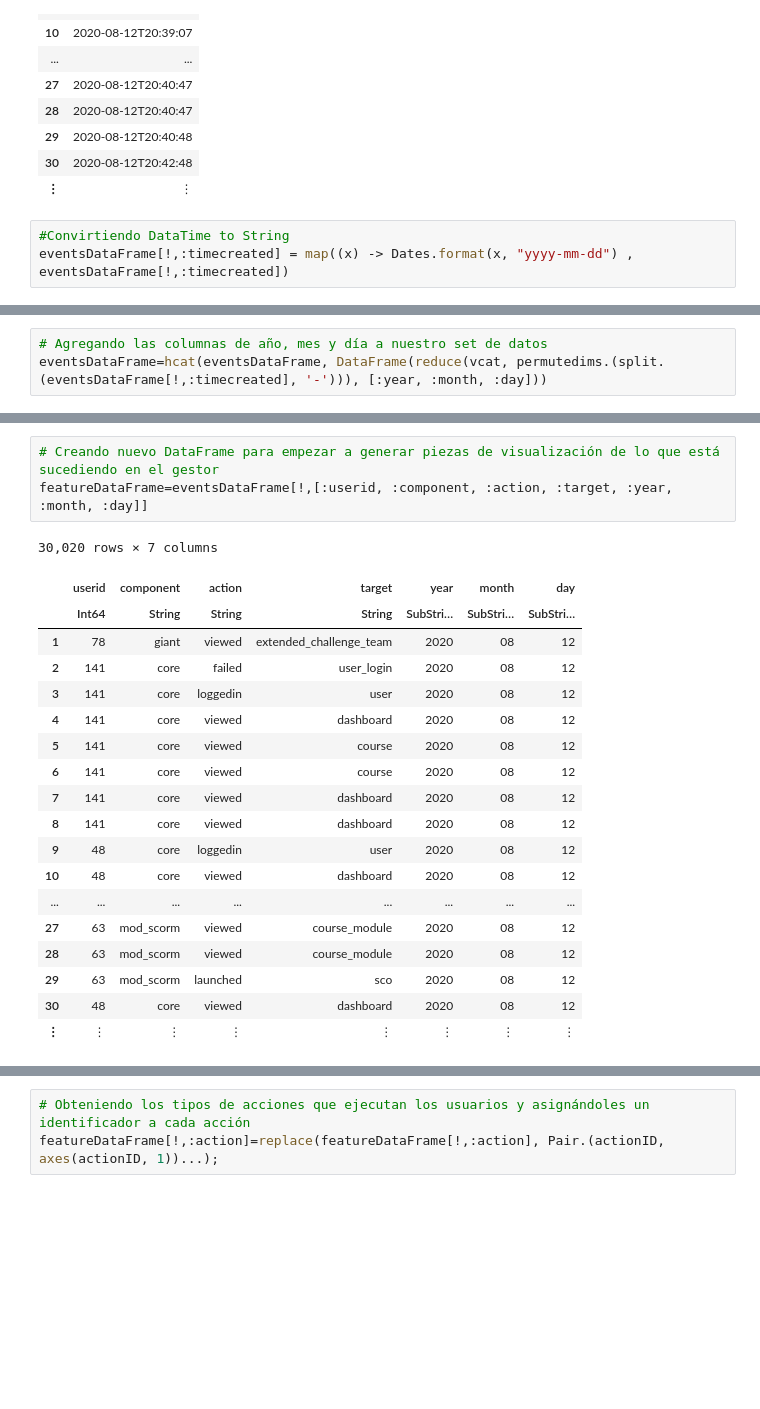
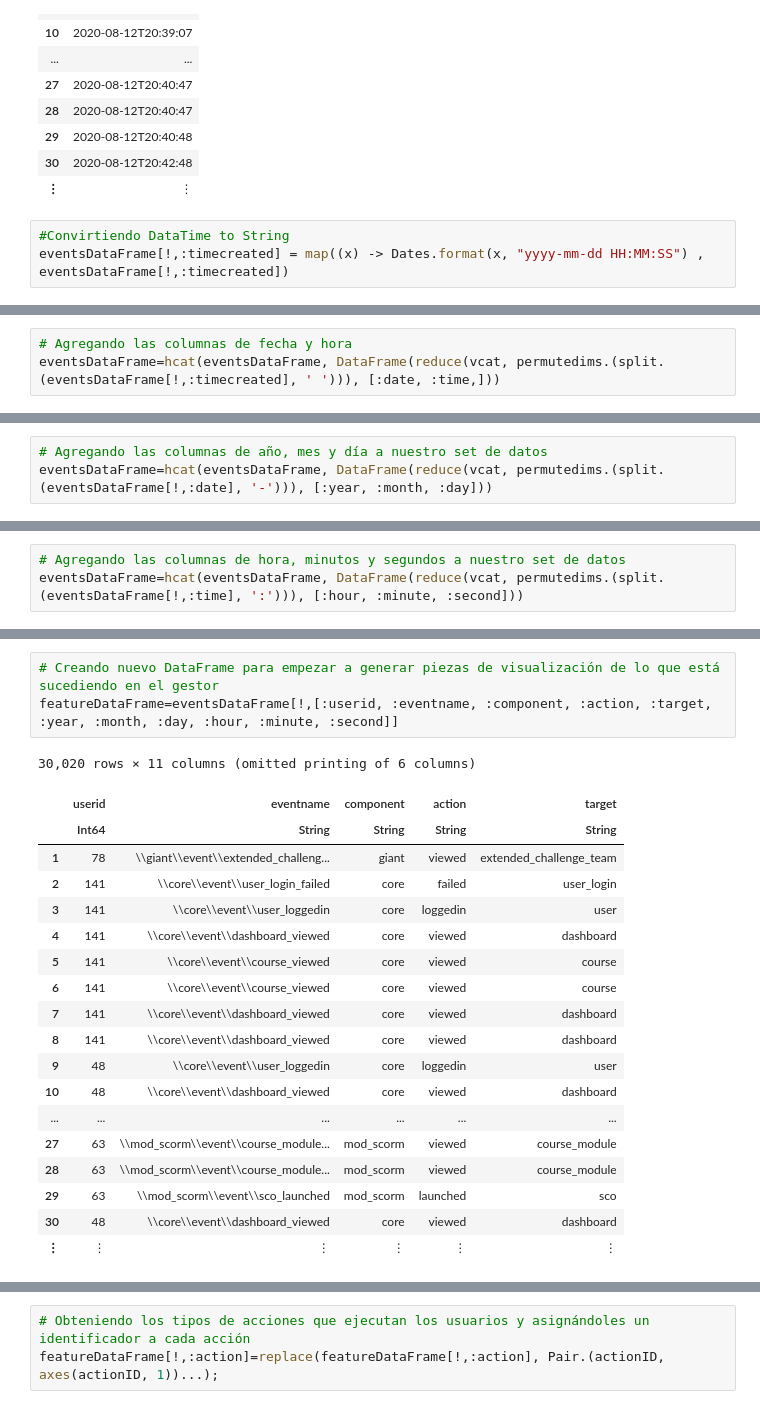
Before and after one commit to JohnFlorez25/giant_data_module, a Jupyter notebook: docs/visualization_data_giant.ipynb, the cells around one changed output, grey strips where cells are left out. Cells and saved outputs as stored; diff of their text form; blank space fills up the shorter version.

Commit message:
Updated feature engineering process and generated new csv with the data

```diff
--- a/docs/visualization_data_giant.ipynb
+++ b/docs/visualization_data_giant.ipynb
@@ -138,6 +138,6 @@ eventsDataFrame[!,[:timecreated]]
 | ⋮ | ⋮ |
 # %%
 #Convirtiendo DataTime to String
-eventsDataFrame[!,:timecreated] = map((x) -> Dates.format(x, "yyyy-mm-dd") , eventsDataFrame[!,:timecreated])
+eventsDataFrame[!,:timecreated] = map((x) -> Dates.format(x, "yyyy-mm-dd HH:MM:SS") , eventsDataFrame[!,:timecreated])
 # %% [output]
 30020-element Array{String,1}:
@@ -159,0 +160,3 @@ eventsDataFrame[!,:timecreated] = map((x) -> Dates.format(x, "yyyy-mm-dd") , eve
+# %%
+# Agregando las columnas de fecha y hora
+eventsDataFrame=hcat(eventsDataFrame, DataFrame(reduce(vcat, permutedims.(split.(eventsDataFrame[!,:timecreated], ' '))), [:date, :time,]))
@@ -160,4 +183,4 @@ eventsDataFrame[!,:timecreated] = map((x) -> Dates.format(x, "yyyy-mm-dd") , eve
 # %%
 # Agregando las columnas de año, mes y día a nuestro set de datos
-eventsDataFrame=hcat(eventsDataFrame, DataFrame(reduce(vcat, permutedims.(split.(eventsDataFrame[!,:timecreated], '-'))), [:year, :month, :day]))
+eventsDataFrame=hcat(eventsDataFrame, DataFrame(reduce(vcat, permutedims.(split.(eventsDataFrame[!,:date], '-'))), [:year, :month, :day]))
 # %% [output]
@@ -180,3 +203,6 @@ eventsDataFrame=hcat(eventsDataFrame, DataFrame(reduce(vcat, permutedims.(split.
 | 29 | 5f7fa802d706e40192c3bfd7 | 29 | \\mod_scorm\\event\\sco_launched |
 | 30 | 5f7fa802d706e40192c3bfd8 | 30 | \\core\\event\\dashboard_viewed |
 | ⋮ | ⋮ | ⋮ | ⋮ |
+# %%
+# Agregando las columnas de hora, minutos y segundos a nuestro set de datos
+eventsDataFrame=hcat(eventsDataFrame, DataFrame(reduce(vcat, permutedims.(split.(eventsDataFrame[!,:time], ':'))), [:hour, :minute, :second]))
@@ -204,23 +249,23 @@ names(eventsDataFrame)
 # %%
 # Creando nuevo DataFrame para empezar a generar piezas de visualización de lo que está sucediendo en el gestor
-featureDataFrame=eventsDataFrame[!,[:userid, :component, :action, :target, :year, :month, :day]]
+featureDataFrame=eventsDataFrame[!,[:userid, :eventname, :component, :action, :target, :year, :month, :day, :hour, :minute, :second]]
 # %% [output]
-30,020 rows × 7 columns
+30,020 rows × 11 columns (omitted printing of 6 columns)
-|  | userid | component | action | target | year | month | day |
-|  | Int64 | String | String | String | SubStri… | SubStri… | SubStri… |
-| 1 | 78 | giant | viewed | extended_challenge_team | 2020 | 08 | 12 |
-| 2 | 141 | core | failed | user_login | 2020 | 08 | 12 |
-| 3 | 141 | core | loggedin | user | 2020 | 08 | 12 |
-| 4 | 141 | core | viewed | dashboard | 2020 | 08 | 12 |
-| 5 | 141 | core | viewed | course | 2020 | 08 | 12 |
-| 6 | 141 | core | viewed | course | 2020 | 08 | 12 |
-| 7 | 141 | core | viewed | dashboard | 2020 | 08 | 12 |
-| 8 | 141 | core | viewed | dashboard | 2020 | 08 | 12 |
-| 9 | 48 | core | loggedin | user | 2020 | 08 | 12 |
-| 10 | 48 | core | viewed | dashboard | 2020 | 08 | 12 |
-| ... | ... | ... | ... | ... | ... | ... | ... |
-| 27 | 63 | mod_scorm | viewed | course_module | 2020 | 08 | 12 |
-| 28 | 63 | mod_scorm | viewed | course_module | 2020 | 08 | 12 |
-| 29 | 63 | mod_scorm | launched | sco | 2020 | 08 | 12 |
-| 30 | 48 | core | viewed | dashboard | 2020 | 08 | 12 |
-| ⋮ | ⋮ | ⋮ | ⋮ | ⋮ | ⋮ | ⋮ | ⋮ |
+|  | userid | eventname | component | action | target |
+|  | Int64 | String | String | String | String |
+| 1 | 78 | \\giant\\event\\extended_challeng... | giant | viewed | extended_challenge_team |
+| 2 | 141 | \\core\\event\\user_login_failed | core | failed | user_login |
+| 3 | 141 | \\core\\event\\user_loggedin | core | loggedin | user |
+| 4 | 141 | \\core\\event\\dashboard_viewed | core | viewed | dashboard |
+| 5 | 141 | \\core\\event\\course_viewed | core | viewed | course |
+| 6 | 141 | \\core\\event\\course_viewed | core | viewed | course |
+| 7 | 141 | \\core\\event\\dashboard_viewed | core | viewed | dashboard |
+| 8 | 141 | \\core\\event\\dashboard_viewed | core | viewed | dashboard |
+| 9 | 48 | \\core\\event\\user_loggedin | core | loggedin | user |
+| 10 | 48 | \\core\\event\\dashboard_viewed | core | viewed | dashboard |
+| ... | ... | ... | ... | ... | ... |
+| 27 | 63 | \\mod_scorm\\event\\course_module... | mod_scorm | viewed | course_module |
+| 28 | 63 | \\mod_scorm\\event\\course_module... | mod_scorm | viewed | course_module |
+| 29 | 63 | \\mod_scorm\\event\\sco_launched | mod_scorm | launched | sco |
+| 30 | 48 | \\core\\event\\dashboard_viewed | core | viewed | dashboard |
+| ⋮ | ⋮ | ⋮ | ⋮ | ⋮ | ⋮ |
```
Also changed, not shown: parts of 10 cells of this notebook, 9 other files.
